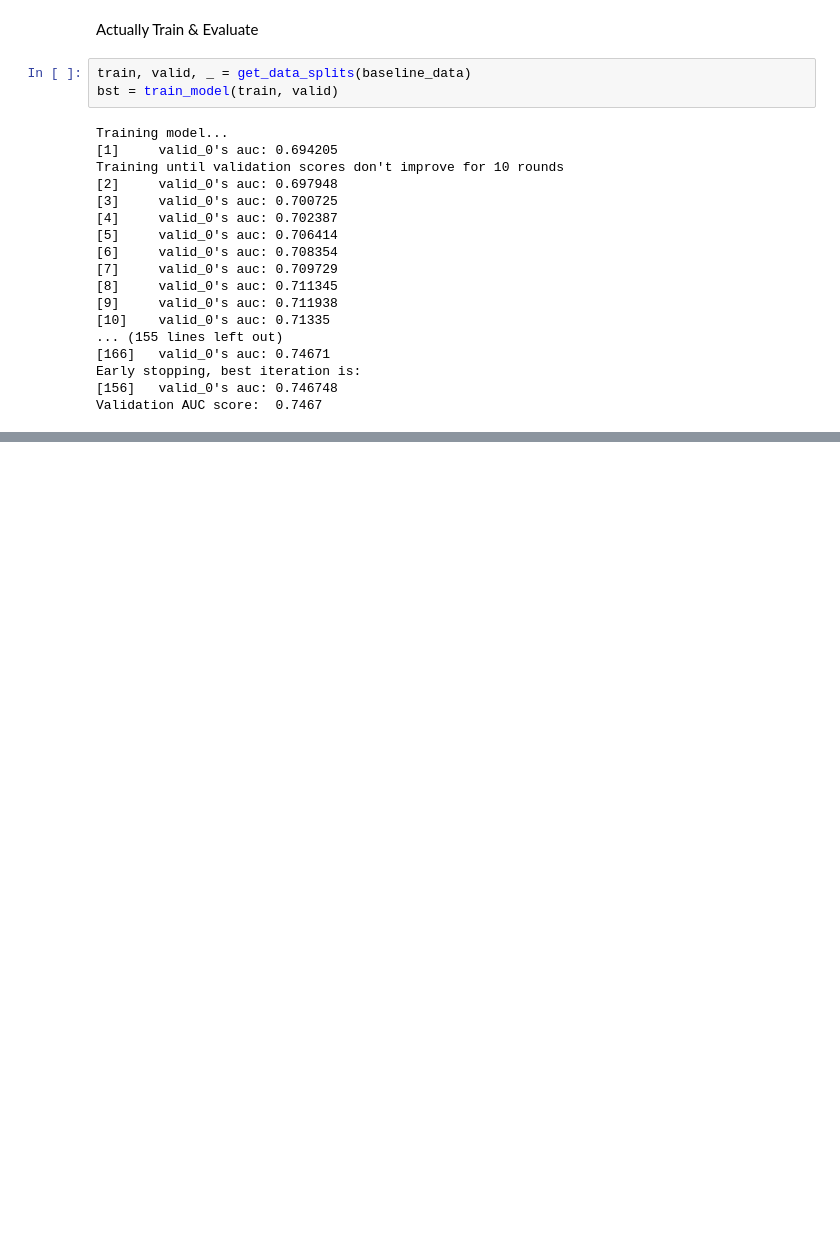
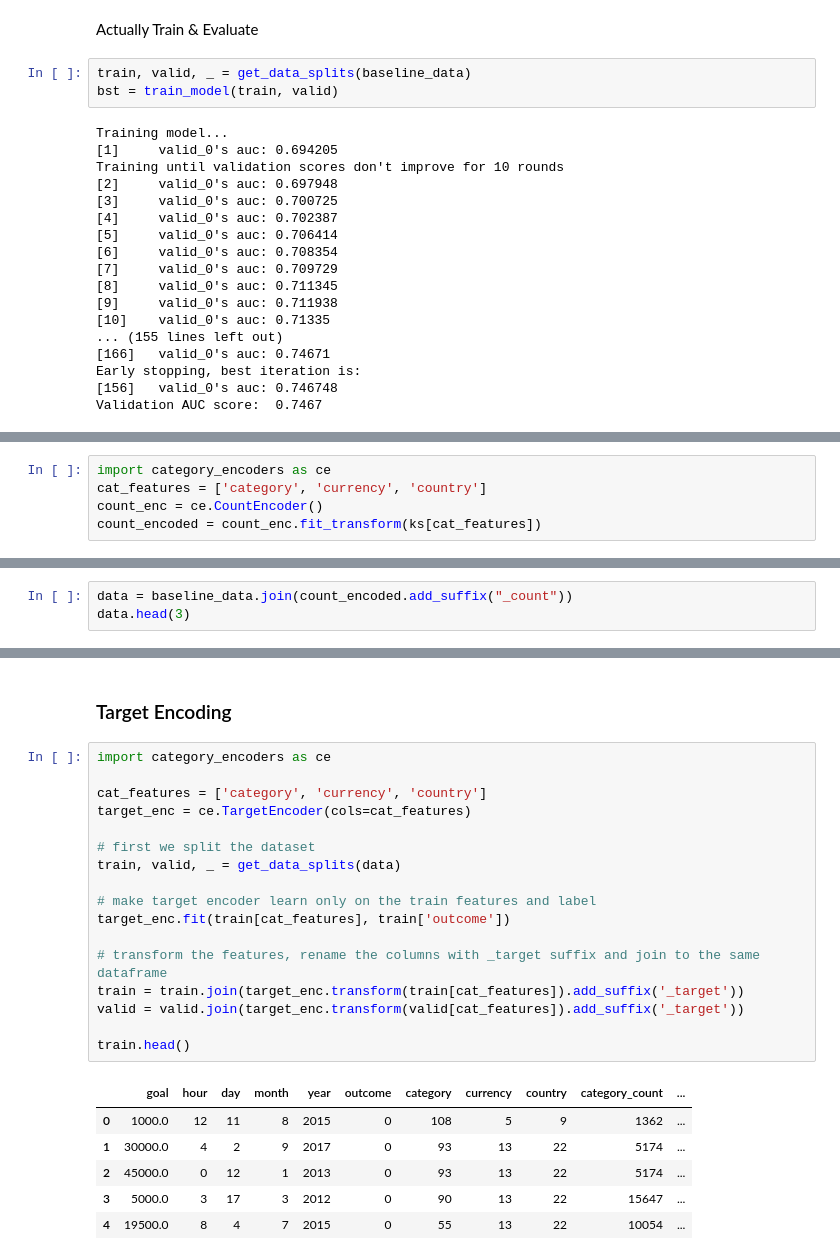
Before and after one commit to Interview-resources-2021/datascience, a Jupyter notebook: feature_engineering/baseline_model.ipynb, the cells around one changed output, grey strips where cells are left out. Drawn from its saved outputs; the diff is of its cells as text; blank space fills up the shorter version.

```diff
--- a/feature_engineering/baseline_model.ipynb
+++ b/feature_engineering/baseline_model.ipynb
@@ -117,0 +120,5 @@ Validation AUC score:  0.7467
+# %%
+import category_encoders as ce
+cat_features = ['category', 'currency', 'country']
+count_enc = ce.CountEncoder()
+count_encoded = count_enc.fit_transform(ks[cat_features])
@@ -117,0 +132,3 @@ Validation AUC score:  0.7467
+# %%
+data = baseline_data.join(count_encoded.add_suffix("_count"))
+data.head(3)
@@ -117,0 +161,26 @@ Validation AUC score:  0.7467
+# %% [markdown]
+### Target Encoding
+# %%
+import category_encoders as ce
+
+cat_features = ['category', 'currency', 'country']
+target_enc = ce.TargetEncoder(cols=cat_features)
+
+# first we split the dataset
+train, valid, _ = get_data_splits(data)
+
+# make target encoder learn only on the train features and label
+target_enc.fit(train[cat_features], train['outcome'])
+
+# transform the features, rename the columns with _target suffix and join to the same dataframe
+train = train.join(target_enc.transform(train[cat_features]).add_suffix('_target'))
+valid = valid.join(target_enc.transform(valid[cat_features]).add_suffix('_target'))
+
+train.head()
+# %% [output]
+|  | goal | hour | day | month | year | outcome | category | currency | country | category_count | ... |
+| 0 | 1000.0 | 12 | 11 | 8 | 2015 | 0 | 108 | 5 | 9 | 1362 | ... |
+| 1 | 30000.0 | 4 | 2 | 9 | 2017 | 0 | 93 | 13 | 22 | 5174 | ... |
+| 2 | 45000.0 | 0 | 12 | 1 | 2013 | 0 | 93 | 13 | 22 | 5174 | ... |
+| 3 | 5000.0 | 3 | 17 | 3 | 2012 | 0 | 90 | 13 | 22 | 15647 | ... |
+| 4 | 19500.0 | 8 | 4 | 7 | 2015 | 0 | 55 | 13 | 22 | 10054 | ... |
```
Also changed, not shown: parts of 7 cells of this notebook.
